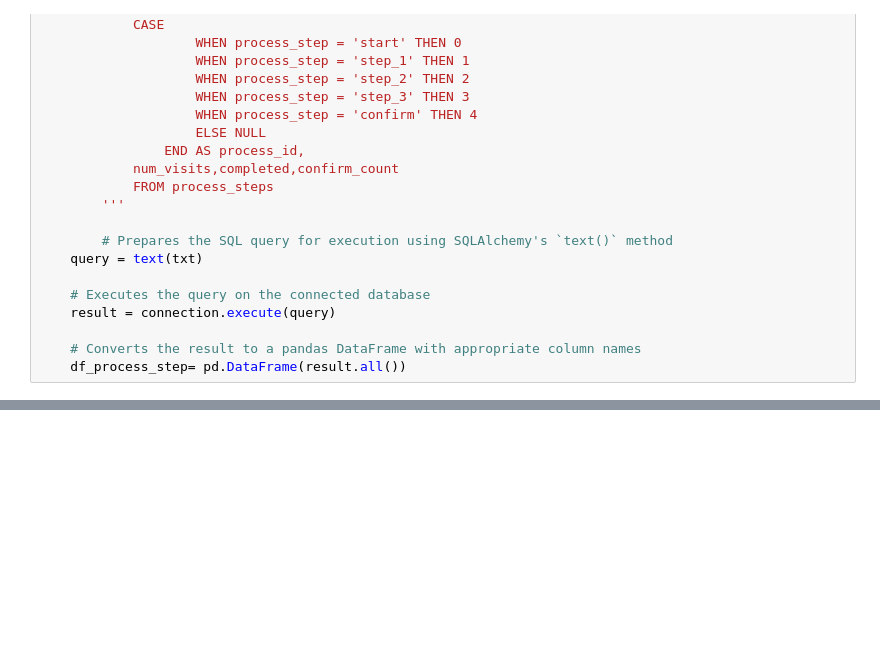
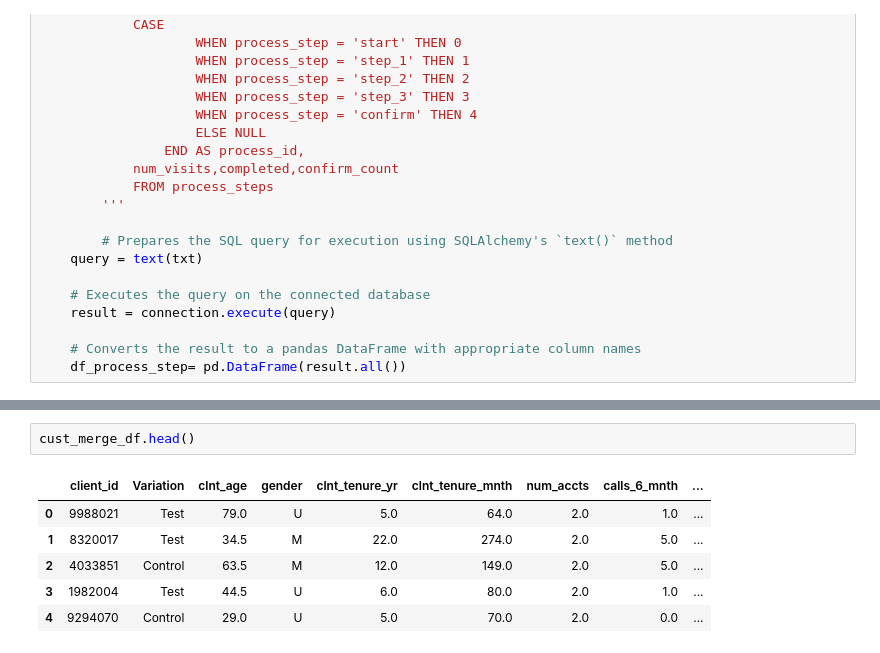
Before and after one commit to samyak-anand/Vanguard_customer_experience_EDA, a Jupyter notebook: Dags/new.ipynb, the cells around one changed output, grey strips where cells are left out. Drawn from its saved outputs; the diff is of its cells as text; blank space fills up the shorter version.

```diff
--- a/Dags/new.ipynb
+++ b/Dags/new.ipynb
@@ -357,0 +269,9 @@ with engine.connect()as connection:
+# %%
+cust_merge_df.head()
+# %% [output]
+|  | client_id | Variation | clnt_age | gender | clnt_tenure_yr | clnt_tenure_mnth | num_accts | calls_6_mnth | ... |
+| 0 | 9988021 | Test | 79.0 | U | 5.0 | 64.0 | 2.0 | 1.0 | ... |
+| 1 | 8320017 | Test | 34.5 | M | 22.0 | 274.0 | 2.0 | 5.0 | ... |
+| 2 | 4033851 | Control | 63.5 | M | 12.0 | 149.0 | 2.0 | 5.0 | ... |
+| 3 | 1982004 | Test | 44.5 | U | 6.0 | 80.0 | 2.0 | 1.0 | ... |
+| 4 | 9294070 | Control | 29.0 | U | 5.0 | 70.0 | 2.0 | 0.0 | ... |
```
Also changed, not shown: parts of 29 cells of this notebook, 2 other files.
